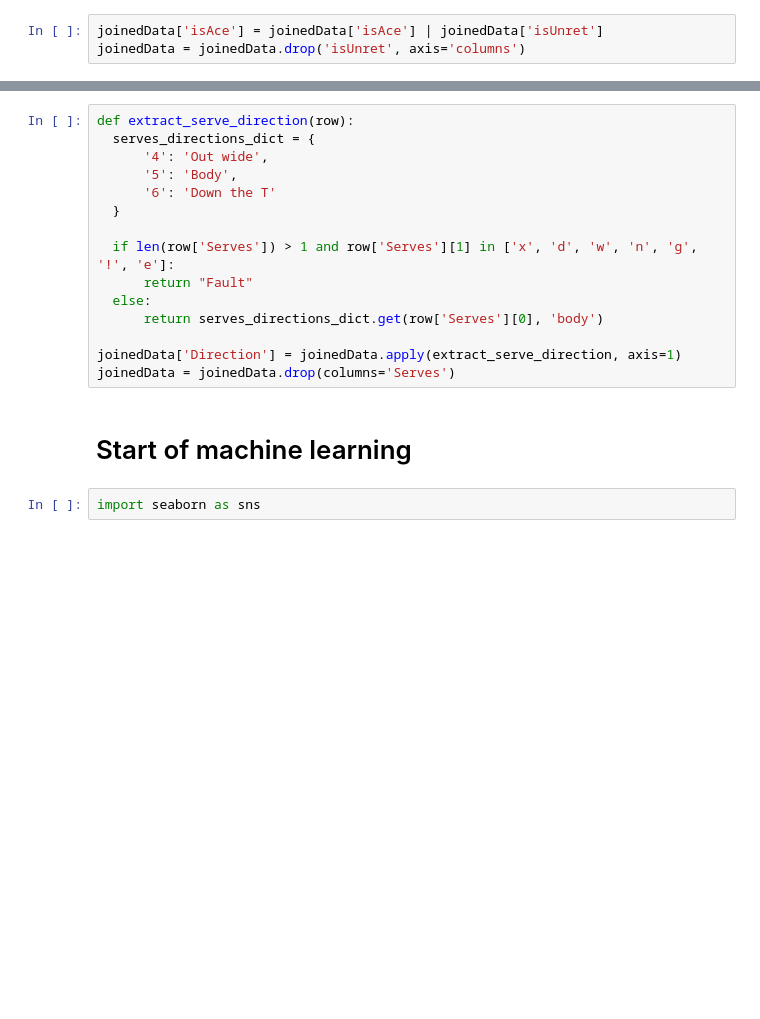
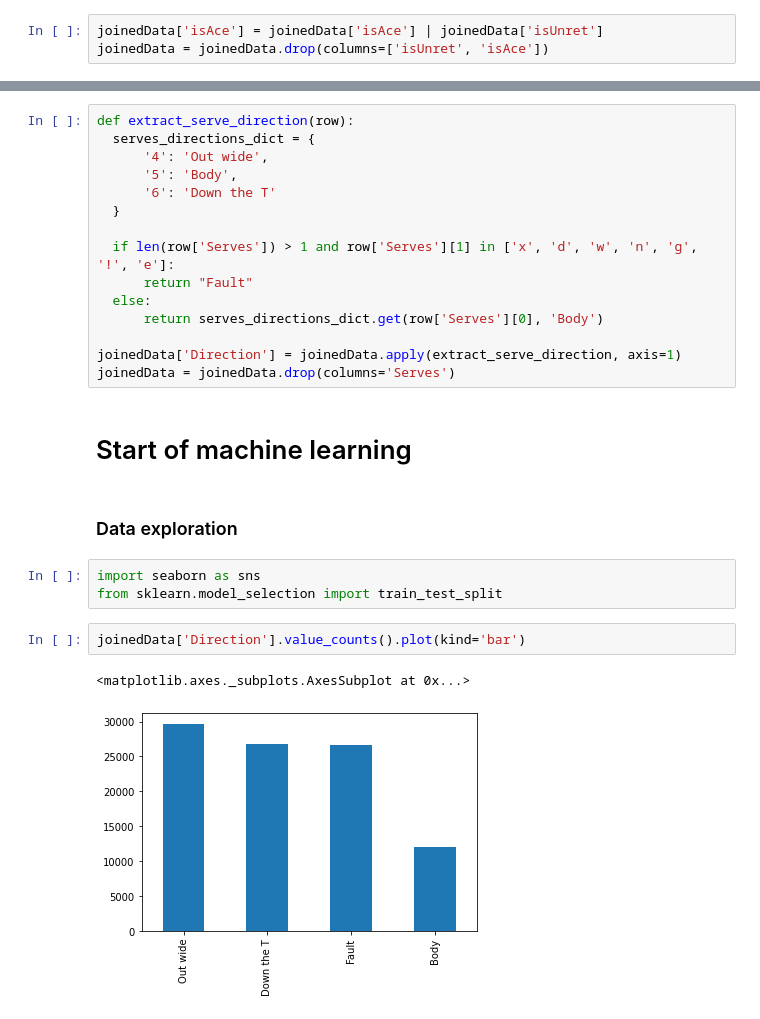
Before and after one commit to dundurlunka/ml-grand-slam, a Jupyter notebook: ml_grand_slam.ipynb, the cells around one changed output, grey strips where cells are left out. Saved outputs shown, nothing was run; the diff lists cells and outputs as text; blank space fills up the shorter version.

```diff
--- a/ml_grand_slam.ipynb
+++ b/ml_grand_slam.ipynb
@@ -32,7 +32,7 @@ joinedData.columns = joinedData.columns.to_series().apply(lambda x: x.strip())
 joinedData = joinedData.loc[:, ['Player 1', 'Player 2', 'Pl 1 hand', 'Pl 2 hand', 'Tournament', 'Surface', 'Set1','Set2', 'Gm1', 'Gm2', 'Pts', 'Serving', '1st', '2nd', 'isAce', 'isUnret']]
 # %%
 joinedData['isAce'] = joinedData['isAce'] | joinedData['isUnret']
-joinedData = joinedData.drop('isUnret', axis='columns')
+joinedData = joinedData.drop(columns=['isUnret', 'isAce'])
 # %%
 tennis_players = ['Daniil Medvedev', 'Alexander Zverev', 'Roger Federer', 'Dominic Thiem', 'Nick Kyrgios', 'Novak Djokovic', 'Rafael Nadal', 'Stefanos Tsitsipas', 'Casper Ruud', 'Grigor Dimitrov']
 tennis_players_initials = [''.join([x[0].upper() for x in fullname.split(' ')]) for fullname in tennis_players]
@@ -132,11 +132,19 @@ def extract_serve_direction(row):
   if len(row['Serves']) > 1 and row['Serves'][1] in ['x', 'd', 'w', 'n', 'g', '!', 'e']:
       return "Fault"
   else:
-      return serves_directions_dict.get(row['Serves'][0], 'body')
+      return serves_directions_dict.get(row['Serves'][0], 'Body')
 
 joinedData['Direction'] = joinedData.apply(extract_serve_direction, axis=1)
 joinedData = joinedData.drop(columns='Serves')
 # %% [markdown]
 # Start of machine learning
+# %% [markdown]
+### Data exploration
 # %%
 import seaborn as sns
+from sklearn.model_selection import train_test_split
+# %%
+joinedData['Direction'].value_counts().plot(kind='bar')
+# %% [output]
+<matplotlib.axes._subplots.AxesSubplot at 0x...>
+[figure, added]
```
Also changed, not shown: parts of 9 cells of this notebook.
